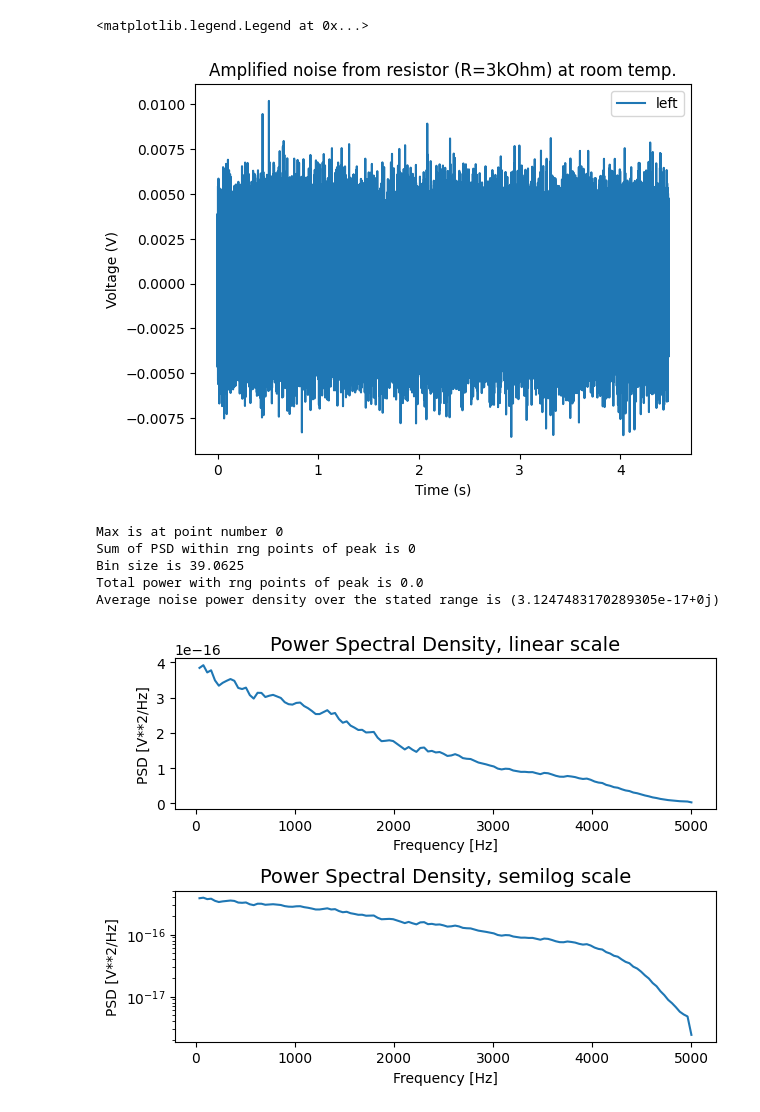
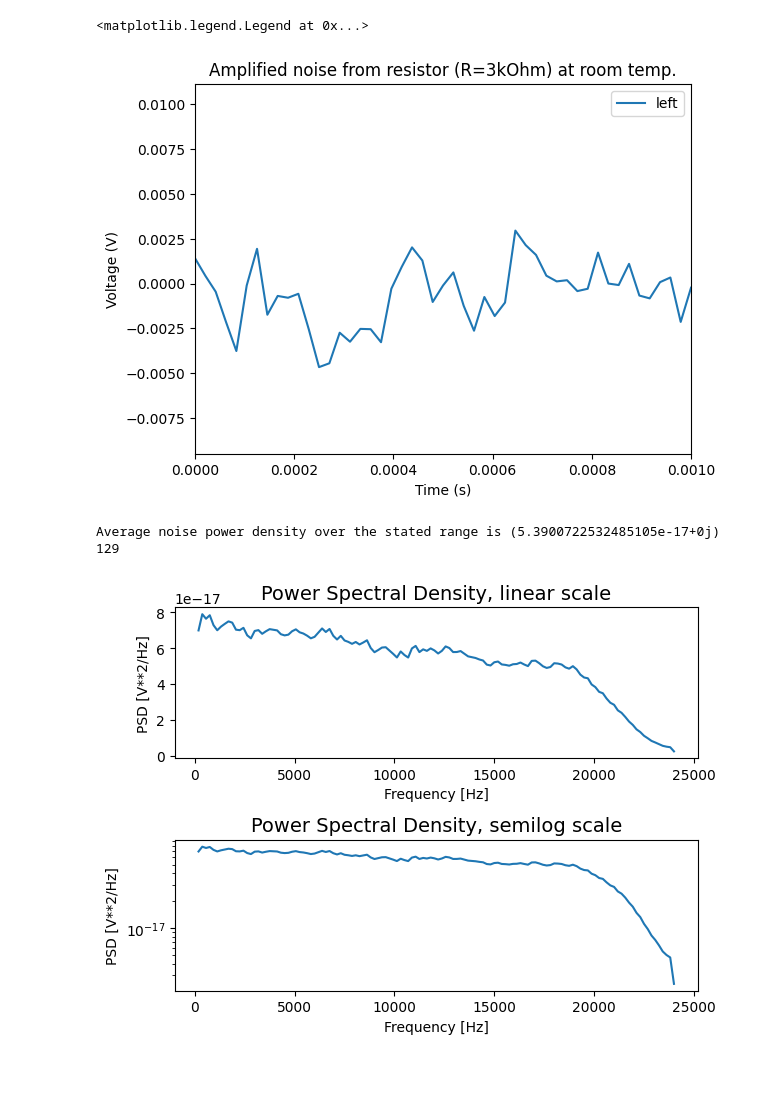
Before and after one commit to loganmachale/PHYS-309, a Jupyter notebook: JN.ipynb, the cells around one changed output. Cells and saved outputs as stored; diff of their text form; code cells hidden in the pictures; blank space fills up the shorter version.

```diff
--- a/JN.ipynb
+++ b/JN.ipynb
@@ -90,54 +90,49 @@ def phase(c_amp):
 # %%
 time,data = importWAV('JN_Circ0.wav')
 
 v_data = {'left': [], 'right': []}
 
 v_data['left'] = data['left'] / 8.695
 v_data['right'] = data['right'] / 8.695
 
 plt.figure()
 plt.plot(time, v_data['left'], label='left')
 plt.xlabel('Time (s)')
 plt.ylabel('Voltage (V)')
+plt.xlim(0,0.001)
 plt.title('Amplified noise from resistor (R=3kOhm) at room temp.')
 
 plt.legend()
 # %% [output]
 <matplotlib.legend.Legend at 0x...>
-[figure, old version]
+[figure, new version]
 # %%
 # Periodogram and Welch are two techniques for calculating power spectra, with advantages and disadvantages.
 # It is easy to calculate an averaged power spectrum using Welch
 
-fs = 10000
+fs = 48000
 
 #f, Pxx_den = signal.periodogram(v_data['right'], fs, 'flattop', scaling='density')
 f, Pxx_den = signal.welch(v_data['left'], fs, nperseg=256)
 
 Pxx_den = (np.sqrt(Pxx_den) / amplification(c_amp(f))) ** 2
 
-maxloc = np.argmax(Pxx_den)
+# maxloc = np.argmax(Pxx_den)
+# print("Max is at point number",maxloc)
 
-print("Max is at point number",maxloc)
+# rng=20
+# peaksum = sum(Pxx_den[(maxloc-rng):(maxloc+rng)])
+# print("Sum of PSD within rng points of peak is",peaksum)
 
-rng=20
+# binsize = f[1]-f[0]
+# print("Bin size is",binsize)
 
-peaksum = sum(Pxx_den[(maxloc-rng):(maxloc+rng)])
+# sinepower = peaksum*binsize
+# print("Total power with rng points of peak is",sinepower)
 
-print("Sum of PSD within rng points of peak is",peaksum)
-
-binsize = f[1]-f[0]
-
-print("Bin size is",binsize)
-
-sinepower = peaksum*binsize
-
-print("Total power with rng points of peak is",sinepower)
-
-noisepowerden = np.average(Pxx_den[maxloc+100:maxloc+100000]) # Make sure this does not include elements beyond the length of Pxx_den
-
-print("Average noise power density over the stated range is",noisepowerden)
-
+noisepowerden = np.average(Pxx_den[5:125]) # Make sure this does not include elements beyond the length of Pxx_den
+print("Average noise power density over the stated range is", noisepowerden)
+print(len(Pxx_den))
 
 fig, (ax1, ax2) = plt.subplots(2)
 
@@ -153,9 +148,6 @@ ax2.semilogy(f,Pxx_den)
 
 fig.tight_layout()
 # %% [output]
-Max is at point number 0
-Sum of PSD within rng points of peak is 0
-Bin size is 39.0625
-Total power with rng points of peak is 0.0
-Average noise power density over the stated range is (3.1247483170289305e-17+0j)
+Average noise power density over the stated range is (5.3900722532485105e-17+0j)
+129
-[figure, old version]
+[figure, new version]
```
Also changed, not shown: 1 other file.
